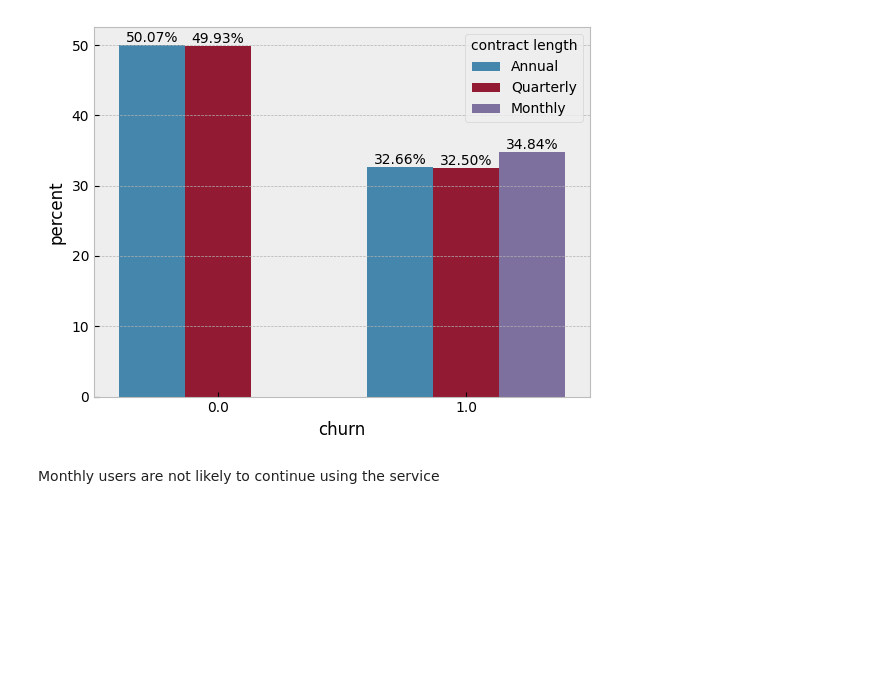
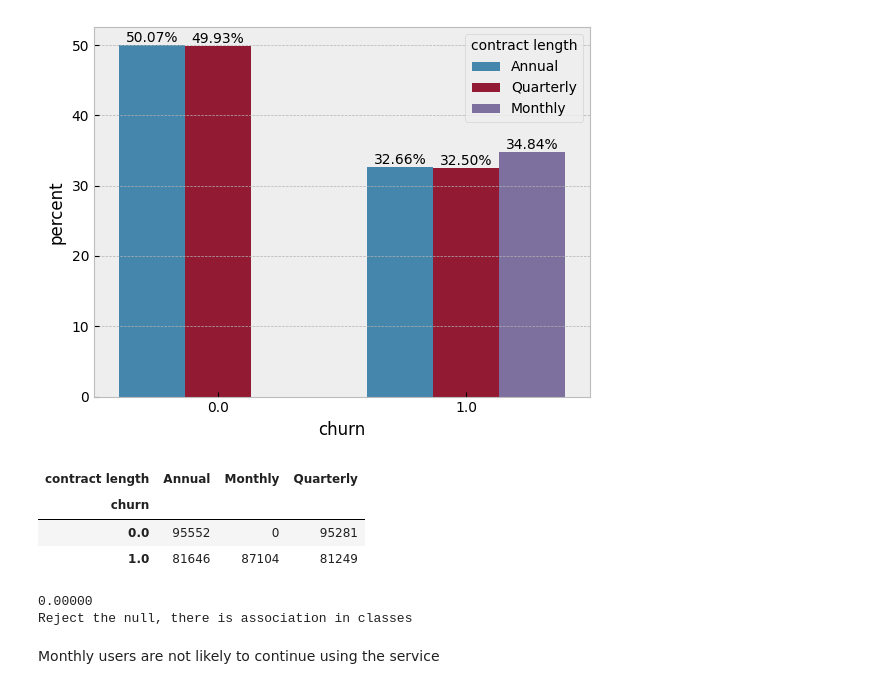
Before and after one commit to IamRaNo/Customer_Churn_Project, a Jupyter notebook: customer_churn_data.ipynb, the cells around one changed output. Saved outputs shown, nothing was run; the diff lists cells and outputs as text; code cells hidden in the pictures; blank space fills up the shorter version.

```diff
--- a/customer_churn_data.ipynb
+++ b/customer_churn_data.ipynb
@@ -462,6 +517,19 @@ for container in ax.containers:
     ax.bar_label(container, fmt='%.2f%%')
 # %% [output]
 [figure]
+# %%
+contract_length_churn_table=pd.crosstab(data['churn'],data['contract length'])
+contract_length_churn_table
+# %% [output]
+| contract length | Annual | Monthly | Quarterly |
+| churn |  |  |  |
+| 0.0 | 95552 | 0 | 95281 |
+| 1.0 | 81646 | 87104 | 81249 |
+# %%
+chi_sqared_test(contract_length_churn_table)
+# %% [output]
+0.00000
+Reject the null, there is association in classes
 # %% [markdown]
 Monthly users are not likely to continue using the service
 # %% [markdown]
```
Also changed, not shown: parts of 39 cells of this notebook.
